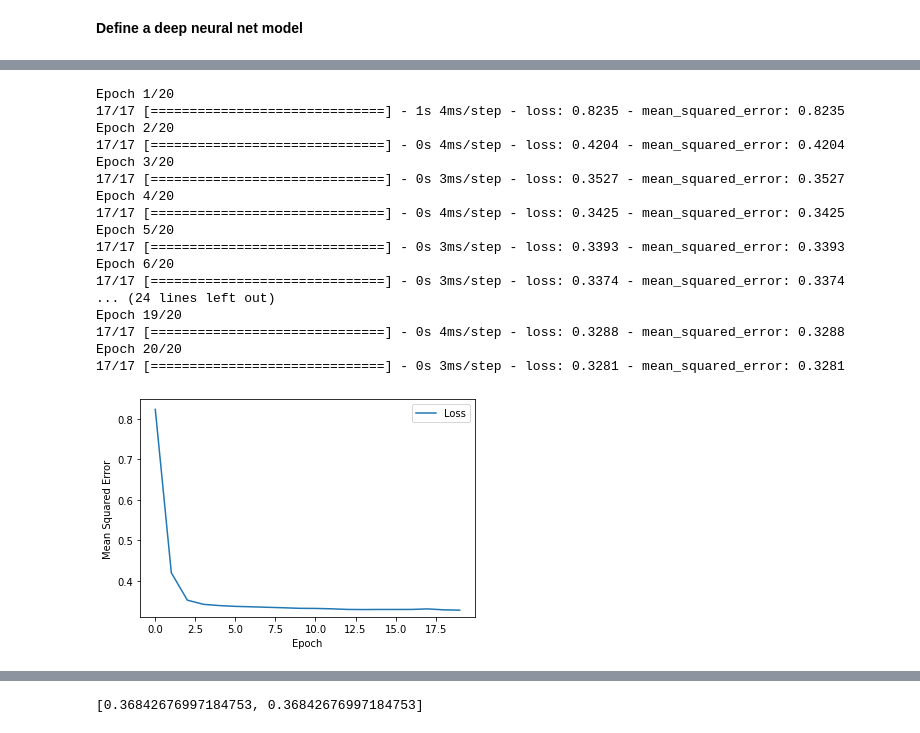
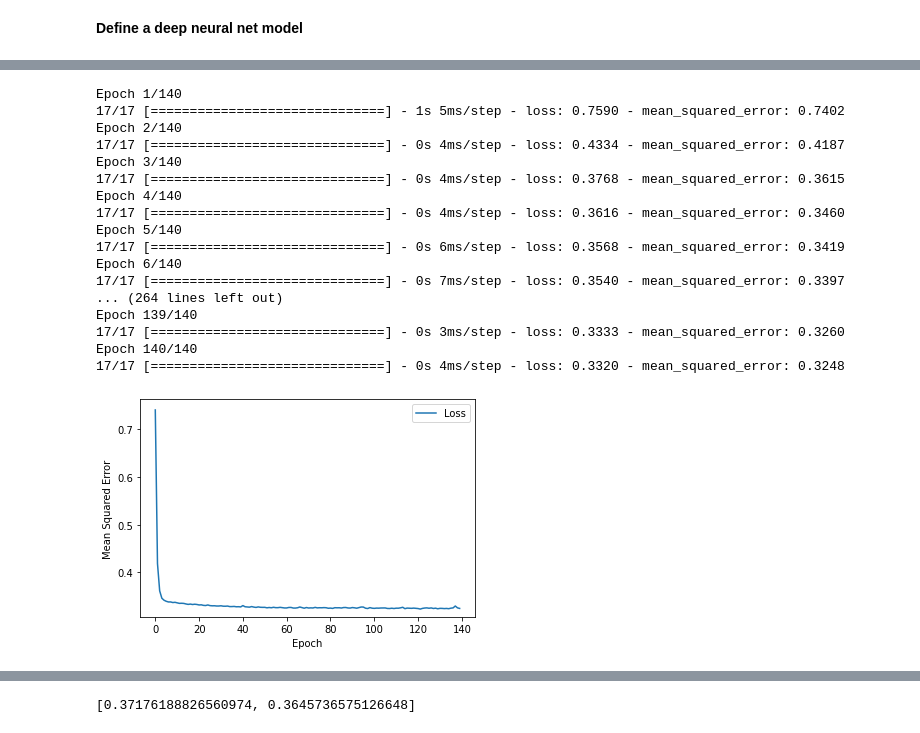
Before and after one commit to Bandhan-singh-katoch/Google_Crash_Course_On_ML_Practice, a Jupyter notebook: intro-to-neural-nets.ipynb, the cells around one changed output, grey strips where cells are left out. Drawn from its saved outputs; the diff is of its cells as text; code cells hidden in the pictures.

Commit message:
Kaggle Notebook | Intro to Neural Nets | Version 4

```diff
--- a/intro-to-neural-nets.ipynb
+++ b/intro-to-neural-nets.ipynb
@@ -117,15 +117,21 @@ def plot_the_loss_curve(epochs, mse):
 **Define a deep neural net model**
 # %%
 def create_model(my_learning_rate, my_feature_layer):
+    model =None # to discard the pre existing version of the model
     model = tf.keras.models.Sequential()
     model.add(my_feature_layer)
 
-    # Define 1st hidden layer with 20 nodes
-    model.add(tf.keras.layers.Dense(units=10, activation='relu', name='Hidden1'))
+    # Define 1st hidden layer with 10 nodes and implement L2 regularization
+    model.add(tf.keras.layers.Dense(units=10, activation='relu',
+                                    kernel_regularizer=tf.keras.regularizers.l2(0.001),
+                                    name='Hidden1'))
 
-    # Sim. define hidden layer 2 and the output layer
-    model.add(tf.keras.layers.Dense(units=6, activation='relu', name='Hidden2'))
+    # Define hidden layer 2 and and implement L2 regularization
+    model.add(tf.keras.layers.Dense(units=6, activation='relu',
+                                    kernel_regularizer=tf.keras.regularizers.l2(0.001),
+                                    name='Hidden2'))
 
+    # Define Output layer
     model.add(tf.keras.layers.Dense(units=1, name='Output'))
 
     model.compile(optimizer=tf.keras.optimizers.Adam(learning_rate=my_learning_rate),
@@ -146,9 +152,9 @@ def train_model(model, dataset, epochs, label_name, batch_size=None):
 
     return epochs, mse
 # %%
-# Calling the above functions to build and train the model
-learning_rate = 0.01
-epochs = 20
+### Calling the above functions to build and train the model
+learning_rate = 0.007
+epochs = 140
 batch_size = 1000
 label_name = "median_house_value"
 
@@ -167,18 +173,18 @@ my_model.evaluate(x=test_features, y=test_label, batch_size=batch_size)
-Epoch 1/20
-17/17 [==============================] - 1s 4ms/step - loss: 0.8235 - mean_squared_error: 0.8235
-Epoch 2/20
-17/17 [==============================] - 0s 4ms/step - loss: 0.4204 - mean_squared_error: 0.4204
-Epoch 3/20
-17/17 [==============================] - 0s 3ms/step - loss: 0.3527 - mean_squared_error: 0.3527
-Epoch 4/20
-17/17 [==============================] - 0s 4ms/step - loss: 0.3425 - mean_squared_error: 0.3425
-Epoch 5/20
-17/17 [==============================] - 0s 3ms/step - loss: 0.3393 - mean_squared_error: 0.3393
-Epoch 6/20
-17/17 [==============================] - 0s 3ms/step - loss: 0.3374 - mean_squared_error: 0.3374
-... (24 lines left out)
-Epoch 19/20
-17/17 [==============================] - 0s 4ms/step - loss: 0.3288 - mean_squared_error: 0.3288
-Epoch 20/20
-17/17 [==============================] - 0s 3ms/step - loss: 0.3281 - mean_squared_error: 0.3281
+Epoch 1/140
+17/17 [==============================] - 1s 5ms/step - loss: 0.7590 - mean_squared_error: 0.7402
+Epoch 2/140
+17/17 [==============================] - 0s 4ms/step - loss: 0.4334 - mean_squared_error: 0.4187
+Epoch 3/140
+17/17 [==============================] - 0s 4ms/step - loss: 0.3768 - mean_squared_error: 0.3615
+Epoch 4/140
+17/17 [==============================] - 0s 4ms/step - loss: 0.3616 - mean_squared_error: 0.3460
+Epoch 5/140
+17/17 [==============================] - 0s 6ms/step - loss: 0.3568 - mean_squared_error: 0.3419
+Epoch 6/140
+17/17 [==============================] - 0s 7ms/step - loss: 0.3540 - mean_squared_error: 0.3397
+... (264 lines left out)
+Epoch 139/140
+17/17 [==============================] - 0s 3ms/step - loss: 0.3333 - mean_squared_error: 0.3260
+Epoch 140/140
+17/17 [==============================] - 0s 4ms/step - loss: 0.3320 - mean_squared_error: 0.3248
-[figure, old version]
+[figure, new version]
@@ -186 +192 @@ Epoch 20/20
-[0.36842676997184753, 0.36842676997184753]
+[0.37176188826560974, 0.3645736575126648]
```
Also changed, not shown: parts of 1 cell of this notebook.
